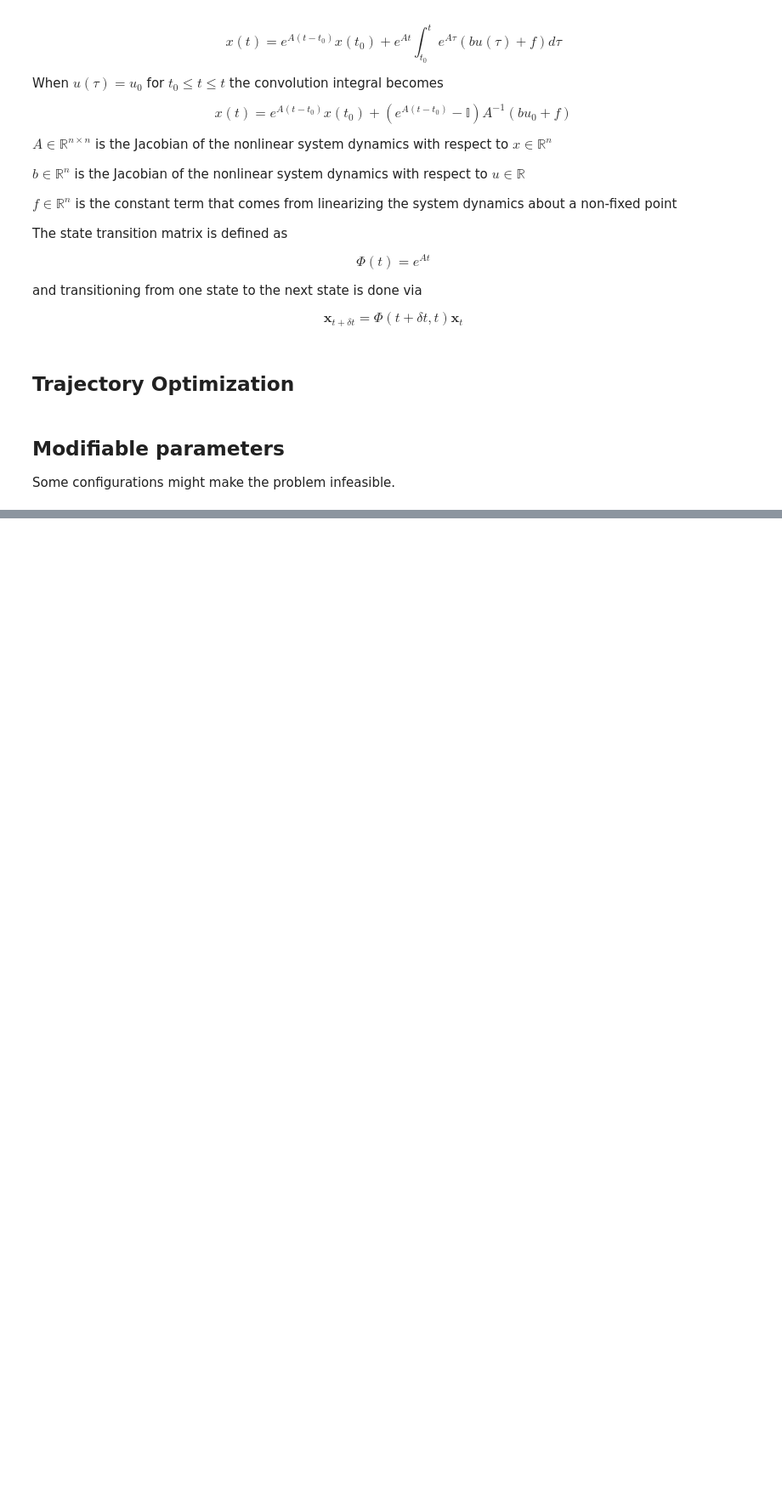
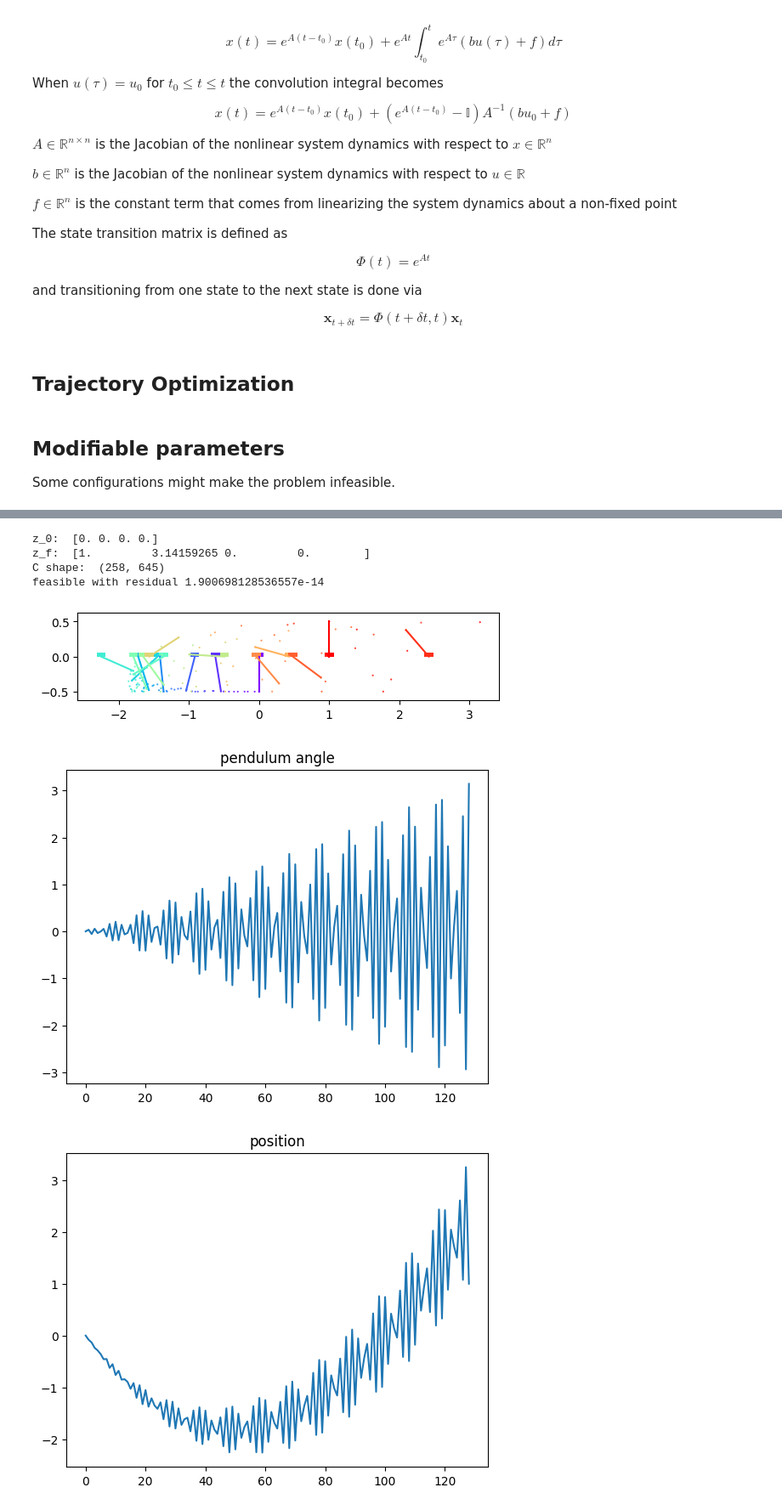
Before and after one commit to therealjtgill/traj_opt, a Jupyter notebook: cartpole_traj_opt.ipynb, the cells around one changed output, grey strips where cells are left out. Shown at 85% size. Cells and saved outputs as stored; diff of their text form; code cells hidden in the pictures; blank space fills up the shorter version.

```diff
--- a/cartpole_traj_opt.ipynb
+++ b/cartpole_traj_opt.ipynb
@@ -964,3 +966,3 @@ final state: [ 1.00000000e+00  3.14159265e+00  1.11614833e-09 -2.90202867e-09]
 True
 # %%
-better_cartpole_trajectory_optimizer(N, T, control_weighting, u_min, u_max, z_0, z_final, m_pend, m_cart, l_pend, filename="ohyeah")
+# better_cartpole_trajectory_optimizer(N, T, control_weighting, u_min, u_max, z_0, z_final, m_pend, m_cart, l_pend, filename="ohyeah")
@@ -1044,0 +1069,10 @@ def find_feasible_times():
+# %%
+cleaner_trajectory_optimization(N, T, control_weighting, u_min, u_max, z_0, z_final, m_pend, m_cart, l_pend)
+# %% [output]
+z_0:  [0. 0. 0. 0.]
+z_f:  [1.         3.14159265 0.         0.        ]
+C shape:  (258, 645)
+feasible with residual 1.900698128536557e-14
+[figure, added]
+[figure, added]
+[figure, added]
```
Also changed, not shown: parts of 7 cells of this notebook, 2 other files.
